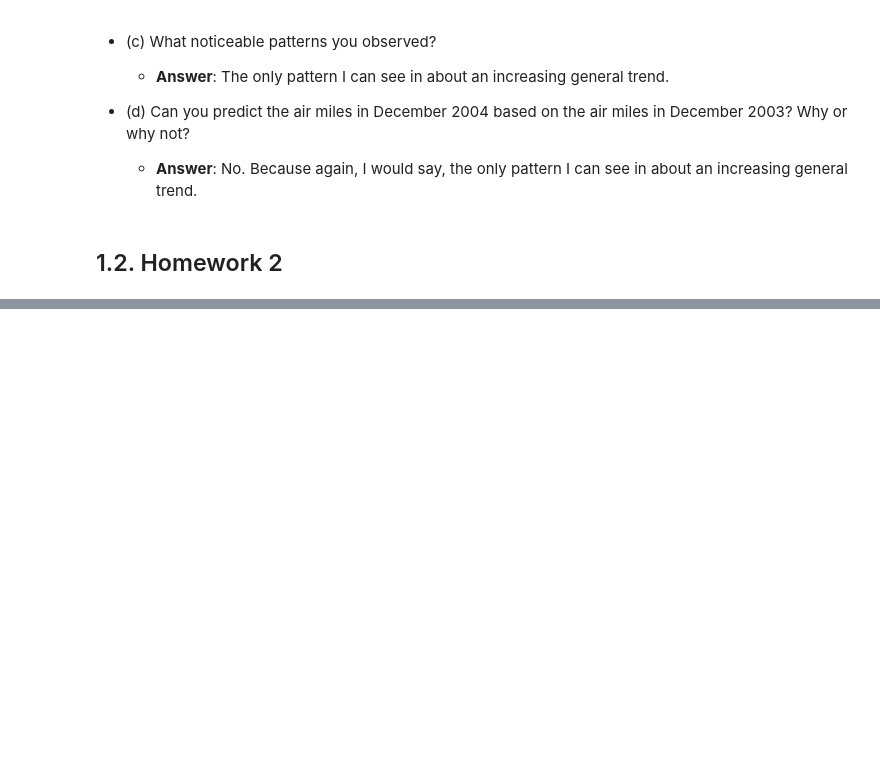
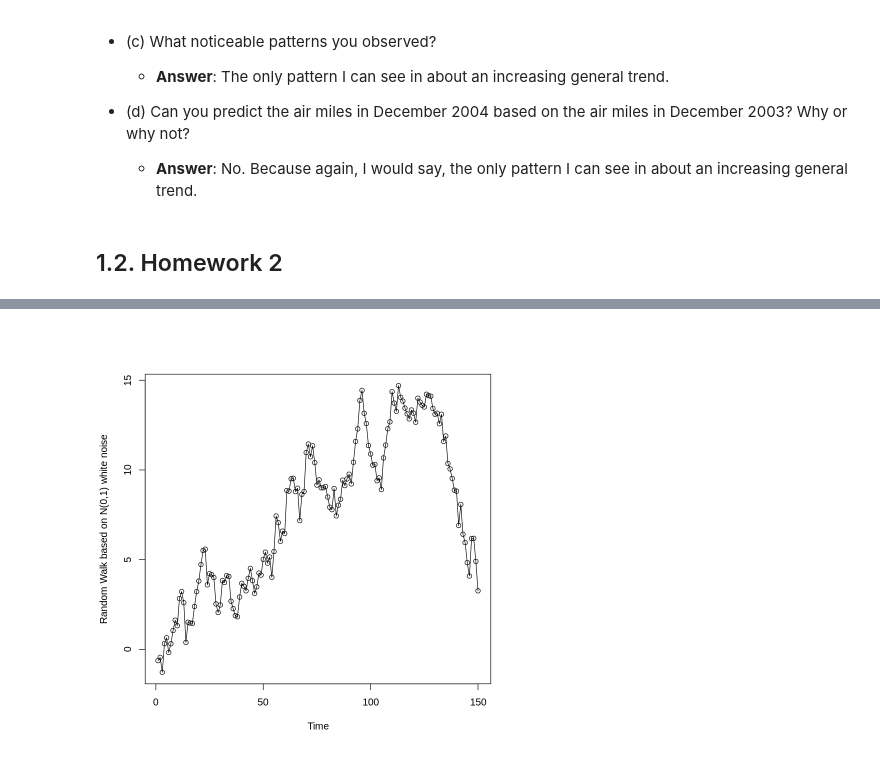
Before and after one commit to Mostafa-M-Rezaee/Time_Series_Analysis, a Jupyter notebook: 0. Time Series Analysis _ using R on Colab.ipynb, the cells around one changed output, grey strips where cells are left out. Drawn from its saved outputs; the diff is of its cells as text; code cells hidden in the pictures; blank space fills up the shorter version.

```diff
--- a/0. Time Series Analysis _ using R on Colab.ipynb
+++ b/0. Time Series Analysis _ using R on Colab.ipynb
@@ -161,0 +203,10 @@ A matrix: 1 × 1 of type dbl
+# %%
+set.seed(1)
+wn.n01<-rnorm(150,0,1)
+random.walk.n01<-wn.n01*0
+for(i in 1:length(wn.n01))
+{random.walk.n01[i]<-sum(wn.n01[1:i])
+}
+plot(random.walk.n01,ylab="Random Walk based on N(0,1) white noise",xlab="Time",type="o")
+# %% [output]
+[figure, added]
```
Also changed, not shown: parts of 5 cells of this notebook, 1 other file.
